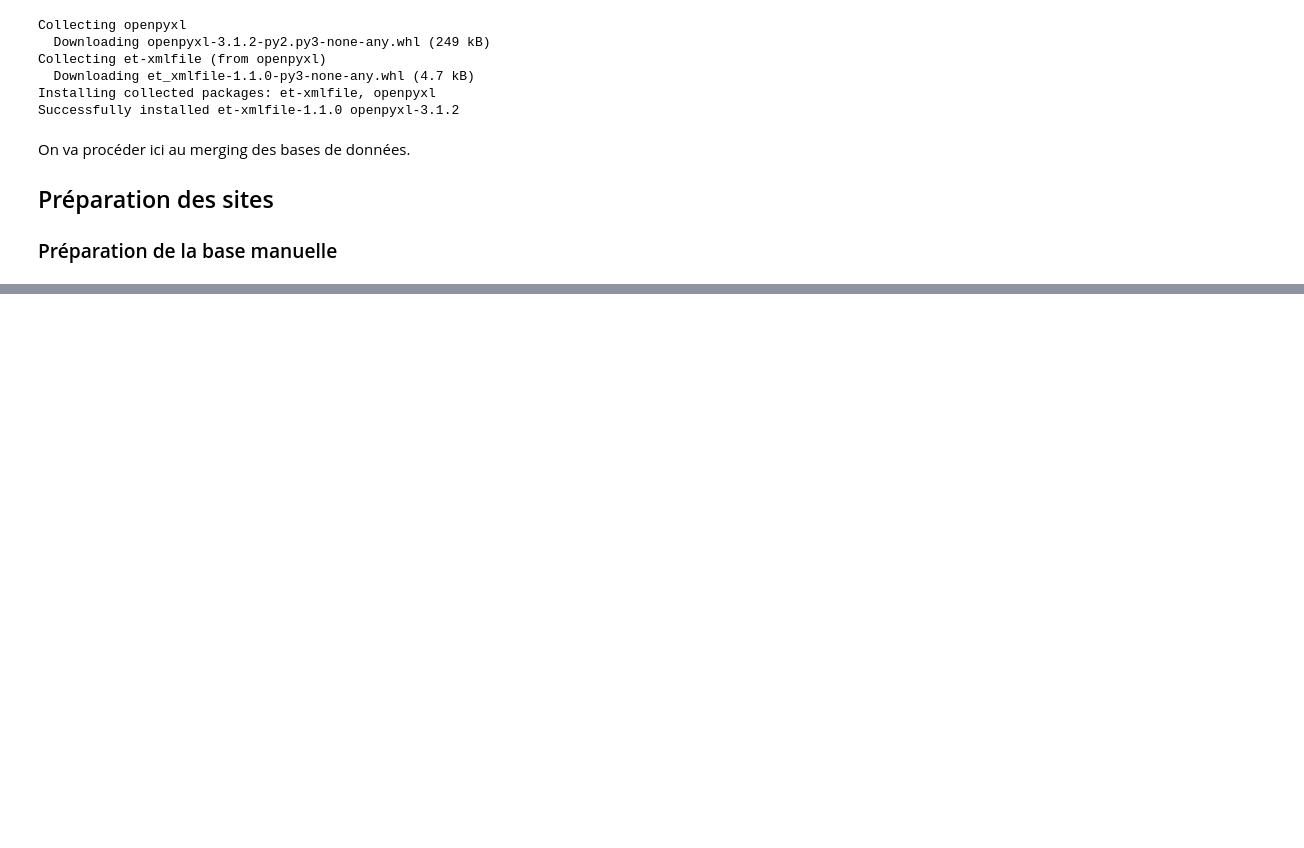
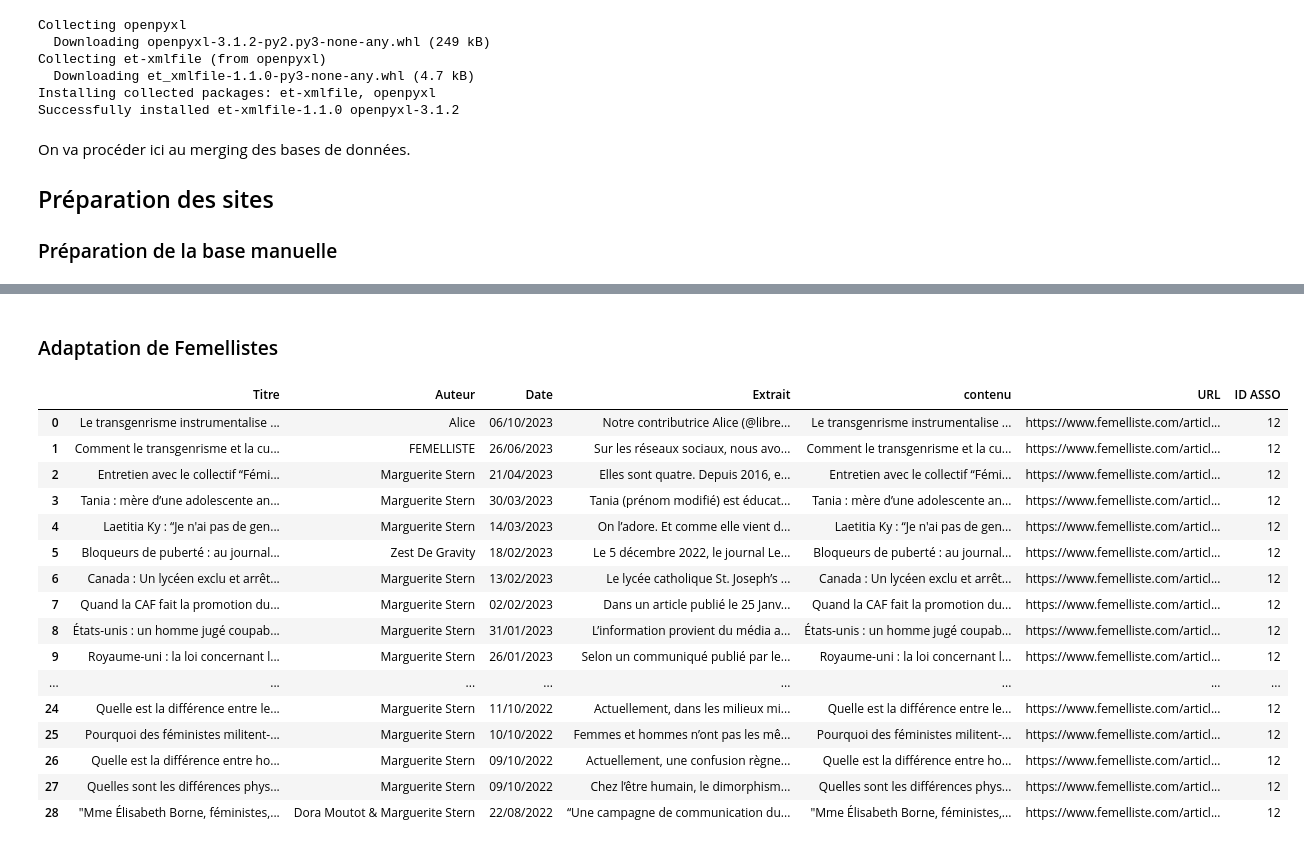
Before and after one commit to LeoMaurice/Conservative_mobilisation, a Jupyter notebook: src/Merging.ipynb, the cells around one changed output, grey strips where cells are left out. Saved outputs shown, nothing was run; the diff lists cells and outputs as text; code cells hidden in the pictures; blank space fills up the shorter version.

Commit message:
Merging femelliste + Manuelle.

```diff
--- a/src/Merging.ipynb
+++ b/src/Merging.ipynb
@@ -32,0 +74,42 @@ base_dir
+# %% [markdown]
+### Adaptation de Femellistes
+# %%
+# Obtenez le chemin du répertoire parent du répertoire src
+base_dir = os.path.abspath(os.path.join(os.getcwd(), '..'))
+
+# Construisez le chemin complet vers votre fichier Excel
+fichier = os.path.join(base_dir, 'data', 'text', 'femelliste_articles.tsv')
+
+# Chargez le fichier Excel dans un DataFrame
+femiste = pd.read_csv(fichier ,sep='\t', encoding='utf-8')
+# %%
+femiste = femiste.drop('Catégories', axis=1, errors='ignore')
+femiste['ID ASSO'] = 12 #On ajoute l'ID ASSO poue le merge futur
+
+# Renommer les colonnes pour faciliter la concaténation
+
+nouveaux_noms = {
+    'URL Complète': 'URL',
+    'Texte Complet': 'contenu',
+}
+
+femiste = femiste.rename(columns=nouveaux_noms)
+femiste
+# %% [output]
+|  | Titre | Auteur | Date | Extrait | contenu | URL | ID ASSO |
+| 0 | Le transgenrisme instrumentalise ... | Alice | 06/10/2023 | Notre contributrice Alice (@libre... | Le transgenrisme instrumentalise ... | https://www.femelliste.com/articl... | 12 |
+| 1 | Comment le transgenrisme et la cu... | FEMELLISTE | 26/06/2023 | Sur les réseaux sociaux, nous avo... | Comment le transgenrisme et la cu... | https://www.femelliste.com/articl... | 12 |
+| 2 | Entretien avec le collectif “Fémi... | Marguerite Stern | 21/04/2023 | Elles sont quatre. Depuis 2016, e... | Entretien avec le collectif “Fémi... | https://www.femelliste.com/articl... | 12 |
+| 3 | Tania : mère d’une adolescente an... | Marguerite Stern | 30/03/2023 | Tania (prénom modifié) est éducat... | Tania : mère d’une adolescente an... | https://www.femelliste.com/articl... | 12 |
+| 4 | Laetitia Ky : “Je n'ai pas de gen... | Marguerite Stern | 14/03/2023 | On l’adore. Et comme elle vient d... | Laetitia Ky : “Je n'ai pas de gen... | https://www.femelliste.com/articl... | 12 |
+| 5 | Bloqueurs de puberté : au journal... | Zest De Gravity | 18/02/2023 | Le 5 décembre 2022, le journal Le... | Bloqueurs de puberté : au journal... | https://www.femelliste.com/articl... | 12 |
+| 6 | Canada : Un lycéen exclu et arrêt... | Marguerite Stern | 13/02/2023 | Le lycée catholique St. Joseph’s ... | Canada : Un lycéen exclu et arrêt... | https://www.femelliste.com/articl... | 12 |
+| 7 | Quand la CAF fait la promotion du... | Marguerite Stern | 02/02/2023 | Dans un article publié le 25 Janv... | Quand la CAF fait la promotion du... | https://www.femelliste.com/articl... | 12 |
+| 8 | États-unis : un homme jugé coupab... | Marguerite Stern | 31/01/2023 | L’information provient du média a... | États-unis : un homme jugé coupab... | https://www.femelliste.com/articl... | 12 |
+| 9 | Royaume-uni : la loi concernant l... | Marguerite Stern | 26/01/2023 | Selon un communiqué publié par le... | Royaume-uni : la loi concernant l... | https://www.femelliste.com/articl... | 12 |
+| ... | ... | ... | ... | ... | ... | ... | ... |
+| 24 | Quelle est la différence entre le... | Marguerite Stern | 11/10/2022 | Actuellement, dans les milieux mi... | Quelle est la différence entre le... | https://www.femelliste.com/articl... | 12 |
+| 25 | Pourquoi des féministes militent-... | Marguerite Stern | 10/10/2022 | Femmes et hommes n’ont pas les mê... | Pourquoi des féministes militent-... | https://www.femelliste.com/articl... | 12 |
+| 26 | Quelle est la différence entre ho... | Marguerite Stern | 09/10/2022 | Actuellement, une confusion règne... | Quelle est la différence entre ho... | https://www.femelliste.com/articl... | 12 |
+| 27 | Quelles sont les différences phys... | Marguerite Stern | 09/10/2022 | Chez l’être humain, le dimorphism... | Quelles sont les différences phys... | https://www.femelliste.com/articl... | 12 |
+| 28 | "Mme Élisabeth Borne, féministes,... | Dora Moutot & Marguerite Stern | 22/08/2022 | “Une campagne de communication du... | "Mme Élisabeth Borne, féministes,... | https://www.femelliste.com/articl... | 12 |
```
Also changed, not shown: parts of 5 cells of this notebook.
